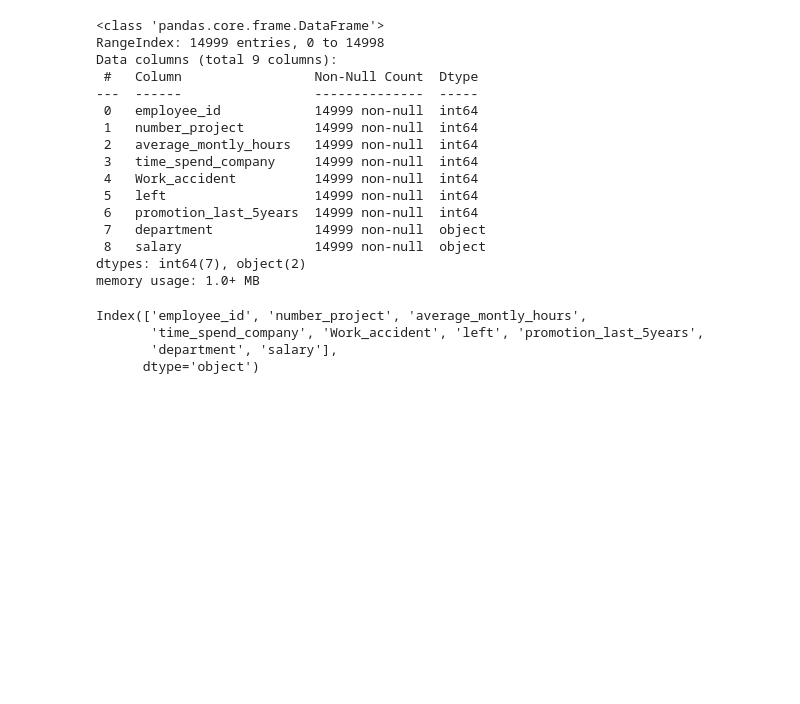
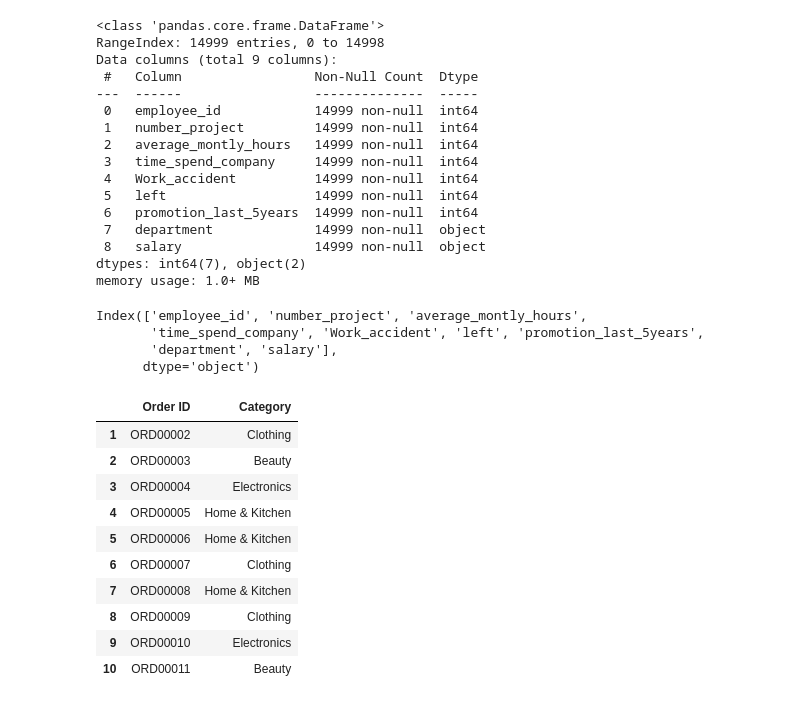
Before and after one commit to Yaminikanta/Python_Libraries, a Jupyter notebook: 02-Pandas/class_pandas.ipynb, the cells around one changed output. Saved outputs shown, nothing was run; the diff lists cells and outputs as text; code cells hidden in the pictures; blank space fills up the shorter version.

```diff
--- a/02-Pandas/class_pandas.ipynb
+++ b/02-Pandas/class_pandas.ipynb
@@ -325,3 +325,18 @@ Index(['employee_id', 'number_project', 'average_montly_hours',
        'time_spend_company', 'Work_accident', 'left', 'promotion_last_5years',
        'department', 'salary'],
       dtype='object')
+# %%
+# d1.loc[row_slicing,column_slicing]
+d1.loc[1:10,['Order ID','Category']]                          # if multiple row are there wrap it inside qure bracket
+# %% [output]
+|  | Order ID | Category |
+| 1 | ORD00002 | Clothing |
+| 2 | ORD00003 | Beauty |
+| 3 | ORD00004 | Electronics |
+| 4 | ORD00005 | Home & Kitchen |
+| 5 | ORD00006 | Home & Kitchen |
+| 6 | ORD00007 | Clothing |
+| 7 | ORD00008 | Home & Kitchen |
+| 8 | ORD00009 | Clothing |
+| 9 | ORD00010 | Electronics |
+| 10 | ORD00011 | Beauty |
```
